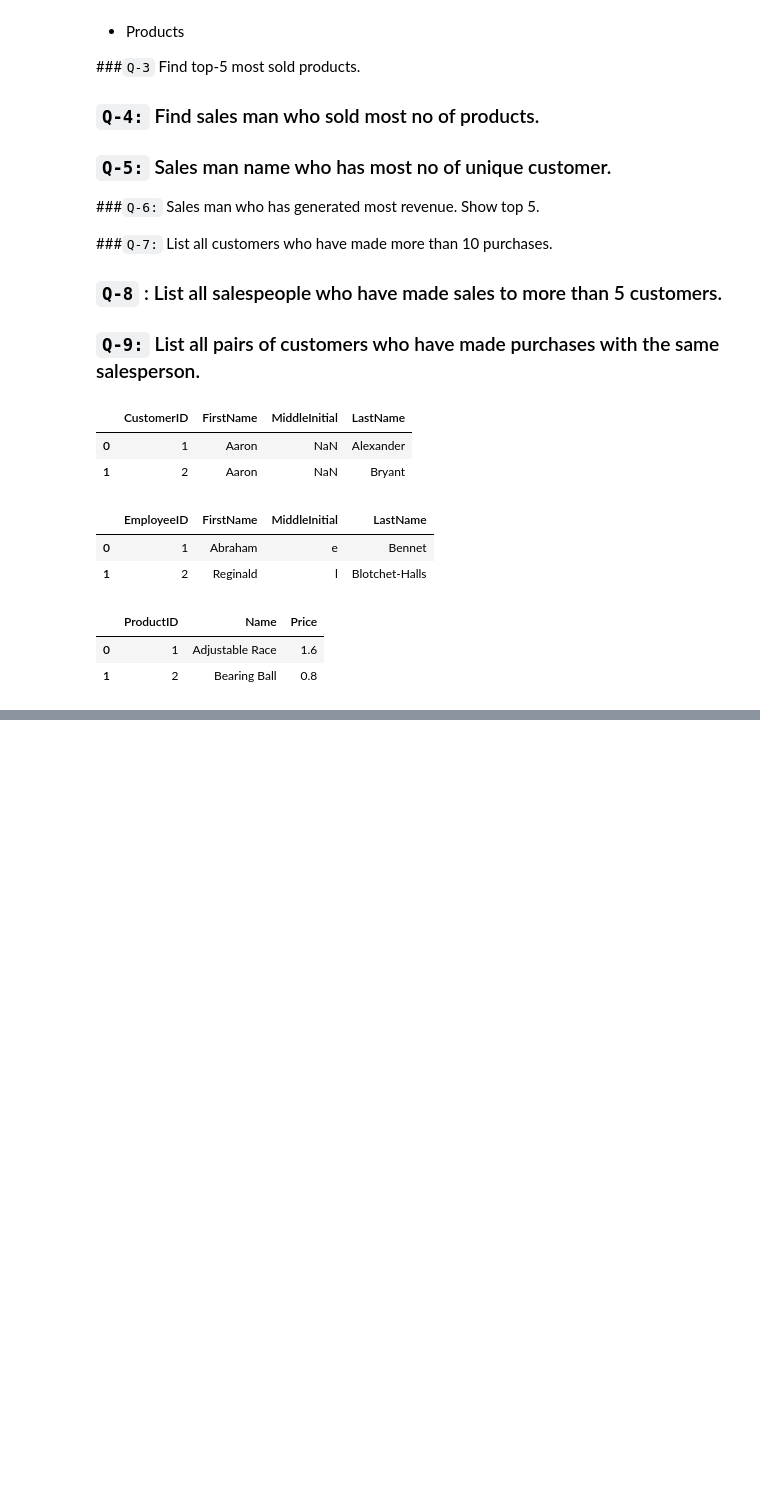
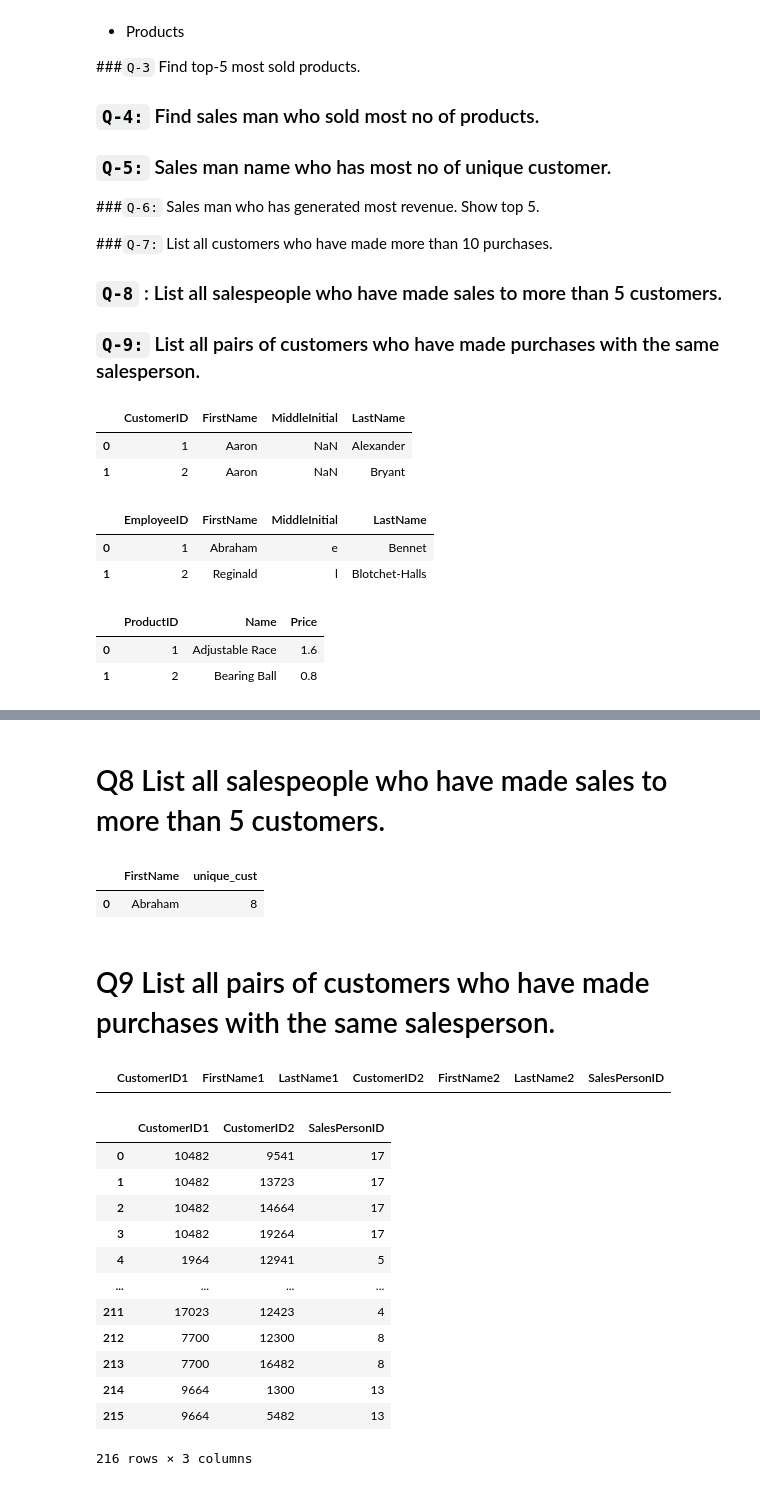
Before and after one commit to mmilannaik/bostonhousepricing, a Jupyter notebook: W15S1_SQL_Join_task.ipynb, the cells around one changed output, grey strips where cells are left out. Saved outputs shown, nothing was run; the diff lists cells and outputs as text; code cells hidden in the pictures; blank space fills up the shorter version.

```diff
--- a/W15S1_SQL_Join_task.ipynb
+++ b/W15S1_SQL_Join_task.ipynb
@@ -167,3 +168,6 @@ prod.head(2)
 |  | ProductID | Name | Price |
 | 0 | 1 | Adjustable Race | 1.6 |
 | 1 | 2 | Bearing Ball | 0.8 |
+# %%
+sales = pd.read_csv('/content/T34_Sales1.csv')
+sales.head(2)
@@ -169,0 +282,63 @@ prod.head(2)
+# %% [markdown]
+# Q8 List all salespeople who have made sales to more than 5 customers.
+# %%
+pysqldf('''
+   SELECT emp.FirstName,COUNT(DISTINCT sales.CustomerID) AS unique_cust
+   from sales
+   INNER JOIN emp ON emp.EmployeeID = sales.SalesPersonID
+   GROUP BY sales.SalesPersonID
+   HAVING unique_cust >5
+
+'''
+)
+# %% [output]
+|  | FirstName | unique_cust |
+| 0 | Abraham | 8 |
+# %% [markdown]
+# Q9 List all pairs of customers who have made purchases with the same salesperson.
+# %%
+pysqldf('''
+   SELECT
+    c1.CustomerID AS CustomerID1,
+    c1.FirstName AS FirstName1,
+    c1.LastName AS LastName1,
+    c2.CustomerID AS CustomerID2,
+    c2.FirstName AS FirstName2,
+    c2.LastName AS LastName2,
+    s1.SalesPersonID
+FROM
+    sales s1
+    JOIN sales s2 ON s1.SalesPersonID = s2.SalesPersonID AND s1.CustomerID < s2.CustomerID
+    JOIN cust c1 ON s1.CustomerID = c1.CustomerID
+    JOIN cust c2 ON s2.CustomerID = c2.CustomerID
+
+'''
+)
+# %% [output]
+|  | CustomerID1 | FirstName1 | LastName1 | CustomerID2 | FirstName2 | LastName2 | SalesPersonID |
+# %%
+pysqldf(
+    '''
+    SELECT DISTINCT
+    s1.CustomerID AS CustomerID1,
+    s2.CustomerID AS CustomerID2,
+    s1.SalesPersonID
+FROM
+    sales s1
+    JOIN sales s2 ON s1.SalesPersonID = s2.SalesPersonID AND s1.CustomerID != s2.CustomerID
+    '''
+)
+# %% [output]
+|  | CustomerID1 | CustomerID2 | SalesPersonID |
+| 0 | 10482 | 9541 | 17 |
+| 1 | 10482 | 13723 | 17 |
+| 2 | 10482 | 14664 | 17 |
+| 3 | 10482 | 19264 | 17 |
+| 4 | 1964 | 12941 | 5 |
+| ... | ... | ... | ... |
+| 211 | 17023 | 12423 | 4 |
+| 212 | 7700 | 12300 | 8 |
+| 213 | 7700 | 16482 | 8 |
+| 214 | 9664 | 1300 | 13 |
+| 215 | 9664 | 5482 | 13 |
+216 rows × 3 columns
```
Also changed, not shown: parts of 12 cells of this notebook.
